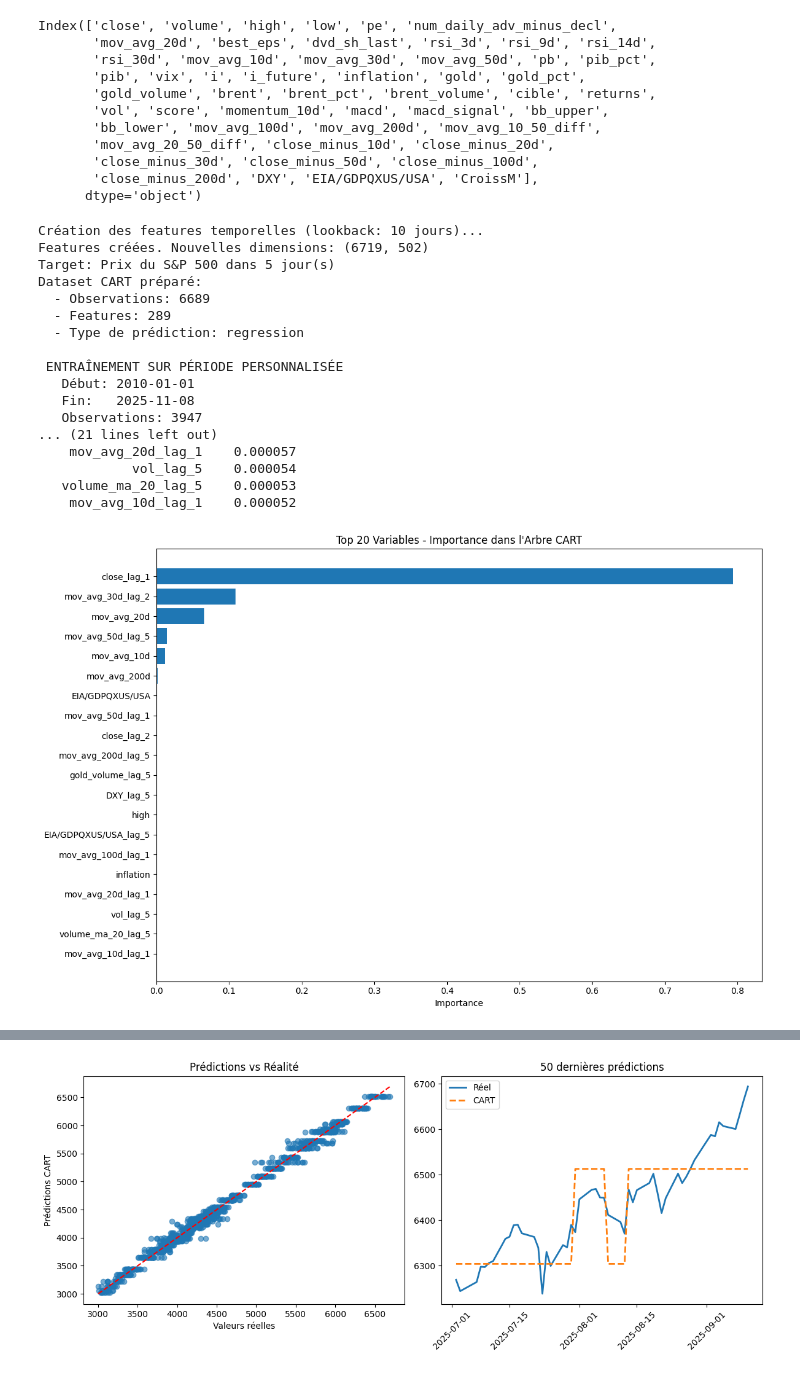
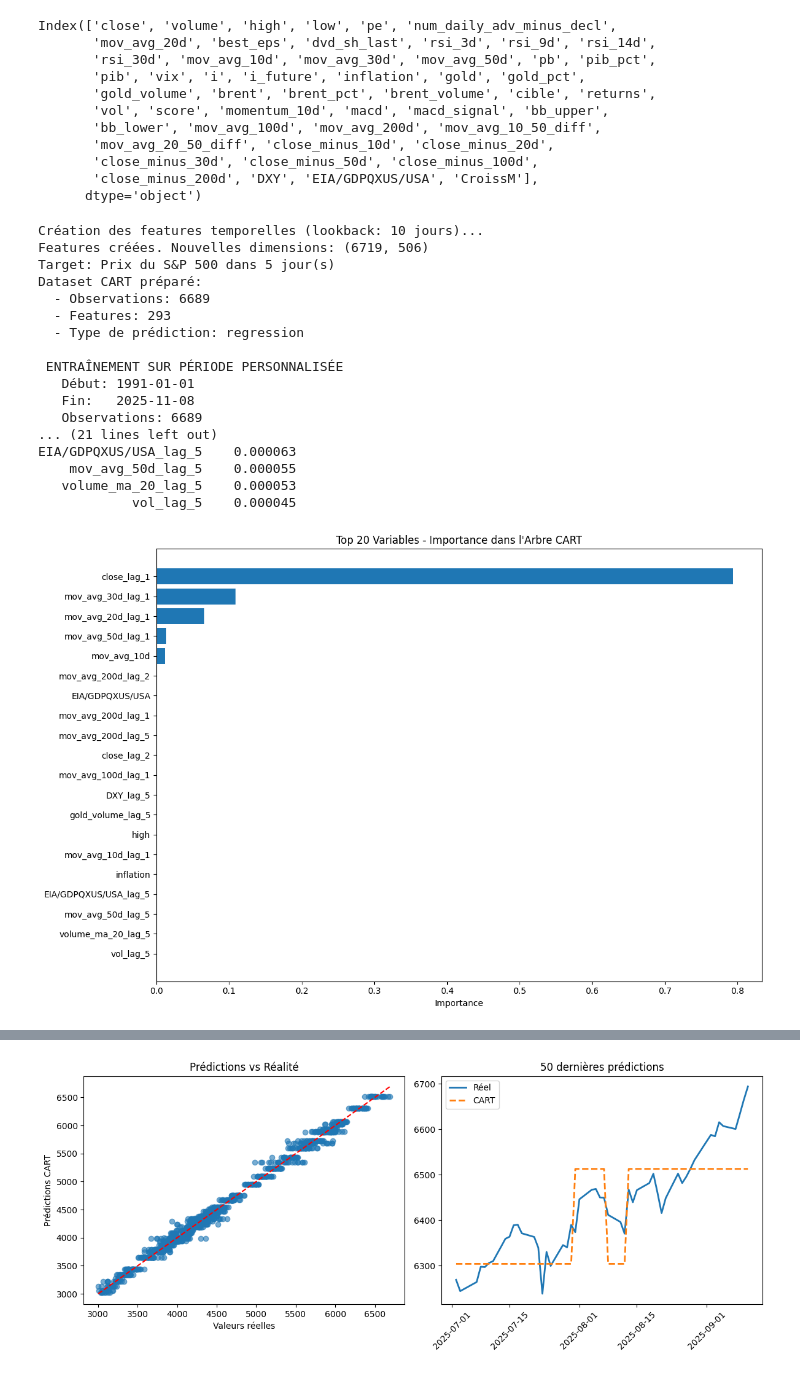
Before and after one commit to Alazuz/bigdata_project, a Jupyter notebook: CART.ipynb, the cells around one changed output, grey strips where cells are left out. Drawn from its saved outputs; the diff is of its cells as text; code cells hidden in the pictures.

Commit message:
CART paramétré

```diff
--- a/CART.ipynb
+++ b/CART.ipynb
@@ -50,22 +55,7 @@ Index(['close', 'volume', 'high', 'low', 'pe', 'num_daily_adv_minus_decl',
 # %%
 # Algorithme CART
 
-import pandas as pd
-import numpy as np
-import matplotlib.pyplot as plt
-from sklearn.tree import DecisionTreeRegressor, DecisionTreeClassifier
-from sklearn.tree import plot_tree, export_text
-from sklearn.model_selection import train_test_split, GridSearchCV, TimeSeriesSplit
-from sklearn.metrics import mean_absolute_error, mean_squared_error, accuracy_score, classification_report
-from sklearn.preprocessing import LabelEncoder
-import warnings
-warnings.filterwarnings('ignore')
-
 class SP500CARTForecaster:
-    """
-    Modèle CART pour prédiction du S&P 500 avec données temporelles
-    """
-
     def __init__(self, prediction_type='regression'):
         """
         Parameters:
@@ -74,6 +64,7 @@ class SP500CARTForecaster:
             'regression' pour prédire le prix
             'classification' pour prédire la direction (hausse/baisse)
         """
+
         self.prediction_type = prediction_type
         self.model = None
         self.data = None
@@ -83,13 +74,8 @@ class SP500CARTForecaster:
         self.is_fitted = False
 
     def load_data(self, file_path):
-        """
-        Charge les données depuis le fichier Excel
-        """
         try:
             df = data
-            print(f"Fichier chargé: {df.shape[0]} lignes, {df.shape[1]} colonnes")
-            print(f"Colonnes disponibles: {list(df.columns)}")
 
             # Détecter la colonne de date
             date_cols = [col for col in df.columns if 'date' in col.lower() or 'time' in col.lower()]
@@ -106,16 +92,6 @@ class SP500CARTForecaster:
             return None
 
     def create_time_series_features(self, target_column='cible', lookback_periods=20):
-        """
-        Crée des features temporelles adaptées aux arbres de décision
-
-        Parameters:
-        -----------
-        target_column : str
-            Colonne cible (prix S&P 500)
-        lookback_periods : int
-            Nombre de périodes passées à utiliser comme features
-        """
         if self.data is None:
             raise ValueError("Données non chargées.")
 
@@ -175,7 +151,7 @@ class SP500CARTForecaster:
         df['rsi_overbought'] = (df['rsi'] > 70).astype(int)
         df['rsi_oversold'] = (df['rsi'] < 30).astype(int)
 
-        # === 6. FEATURES DE VOLUME (si disponible) ===
+        # === 6. FEATURES DE VOLUME ===
 
         if 'volume' in df.columns:
             df['volume_ma_20'] = df['volume'].rolling(20).mean()
@@ -202,11 +178,11 @@ class SP500CARTForecaster:
         df['vol_momentum'] = (df['volatility_5d'] > df['volatility_20d']).astype(int)
 
         # Regime features
-        # df['ma_signal_short'] = (df[target_column] > df['mov_avg_10d']).astype(int)
-        # df['ma_signal_long'] = (df[target_column] > df['mov_avg_30d']).astype(int)
+        df['ma_signal_short'] = (df[target_column] > df['mov_avg_10d']).astype(int)
+        df['ma_signal_long'] = (df[target_column] > df['mov_avg_30d']).astype(int)
 
-        # df['price_vs_ma_10d'] = (df[target_column] - df['mov_avg_10d']) / df['mov_avg_10d']
-        # df['price_vs_ma_20d'] = (df[target_column] - df['mov_avg_20d']) / df['mov_avg_20d']
+        df['price_vs_ma_10d'] = (df[target_column] - df['mov_avg_10d']) / df['mov_avg_10d']
+        df['price_vs_ma_20d'] = (df[target_column] - df['mov_avg_20d']) / df['mov_avg_20d']
 
         self.data = df
         print(f"Features créées. Nouvelles dimensions: {df.shape}")
@@ -215,16 +191,6 @@ class SP500CARTForecaster:
 
 
     def prepare_cart_data(self, target_column='close', forecast_horizon=1):
-        """
-        Prépare les données pour CART (X, y)
-
-        Parameters:
-        -----------
-        target_column : str
-            Variable à prédire
-        forecast_horizon : int
-            Nombre de jours à l'avance à prédire
-        """
         if self.data is None:
             raise ValueError("Données non préparées.")
 
@@ -269,9 +235,6 @@ class SP500CARTForecaster:
         return X, y
 
     def optimize_cart_parameters(self):
-        """
-        Optimise les hyperparamètres CART avec validation temporelle
-        """
         if self.features is None or self.target is None:
             raise ValueError("Données non préparées pour CART.")
 
@@ -508,7 +471,7 @@ if __name__ == "__main__":
 
 
     # Définir les périodes
-    TRAIN_START = '2010-01-01'  # ← Modifier ici
+    TRAIN_START = '1991-01-01'  # ← Modifier ici
     TRAIN_END = '2025-11-08'    # ← Modifier ici
 
     print(f"\n ENTRAÎNEMENT SUR PÉRIODE PERSONNALISÉE")
@@ -523,10 +486,8 @@ if __name__ == "__main__":
     print(f"   Observations: {len(X_train_period)}")
 
     # Entraîner le modèle
-    from sklearn.tree import DecisionTreeRegressor
-
     forecast.model = DecisionTreeRegressor(
-    max_depth=10,
+    max_depth=20,
     min_samples_split=20,
     random_state=42
     )
@@ -539,39 +500,39 @@ if __name__ == "__main__":
     last_date = forecast.features.index[-1]
     prediction = forecast.model.predict(last_observation)[0]
 
     actual_price = forecast.data['cible'].iloc[-1]
 
     # Ajuster modèle simple
     forecast.fit_simple_cart(max_depth=None, min_samples_split=50)
 
     # Analyser
     importance_reg = forecast.feature_importance(top_n=20)
     metrics_reg = forecast.validate_model()
 
     forecast.visualize_tree(max_depth_display=3)
 
     print(f"\n💡 PRÉDICTION:")
     print(f"   Date actuelle:    {last_date.strftime('%Y-%m-%d')}")
     print(f"   Prix actuel:      {actual_price:.2f}")
     print(f"   Prix prédit:      {prediction:.2f}")
     print(f"   Différence:       {prediction - actual_price:+.2f} ({((prediction/actual_price)-1)*100:+.2f}%)")
 # %% [output]
 Création des features temporelles (lookback: 10 jours)...
-Features créées. Nouvelles dimensions: (6719, 502)
+Features créées. Nouvelles dimensions: (6719, 506)
 Target: Prix du S&P 500 dans 5 jour(s)
 Dataset CART préparé:
   - Observations: 6689
-  - Features: 289
+  - Features: 293
   - Type de prédiction: regression
 
  ENTRAÎNEMENT SUR PÉRIODE PERSONNALISÉE
-   Début: 2010-01-01
+   Début: 1991-01-01
    Fin:   2025-11-08
-   Observations: 3947
+   Observations: 6689
 ... (21 lines left out)
-    mov_avg_20d_lag_1    0.000057
-            vol_lag_5    0.000054
+EIA/GDPQXUS/USA_lag_5    0.000063
+    mov_avg_50d_lag_5    0.000055
    volume_ma_20_lag_5    0.000053
-    mov_avg_10d_lag_1    0.000052
+            vol_lag_5    0.000045
-[figure, old version]
+[figure, new version]
 === VALIDATION SUR 1338 OBSERVATIONS ===
```
Also changed, not shown: parts of 2 cells of this notebook, 1 other file.
